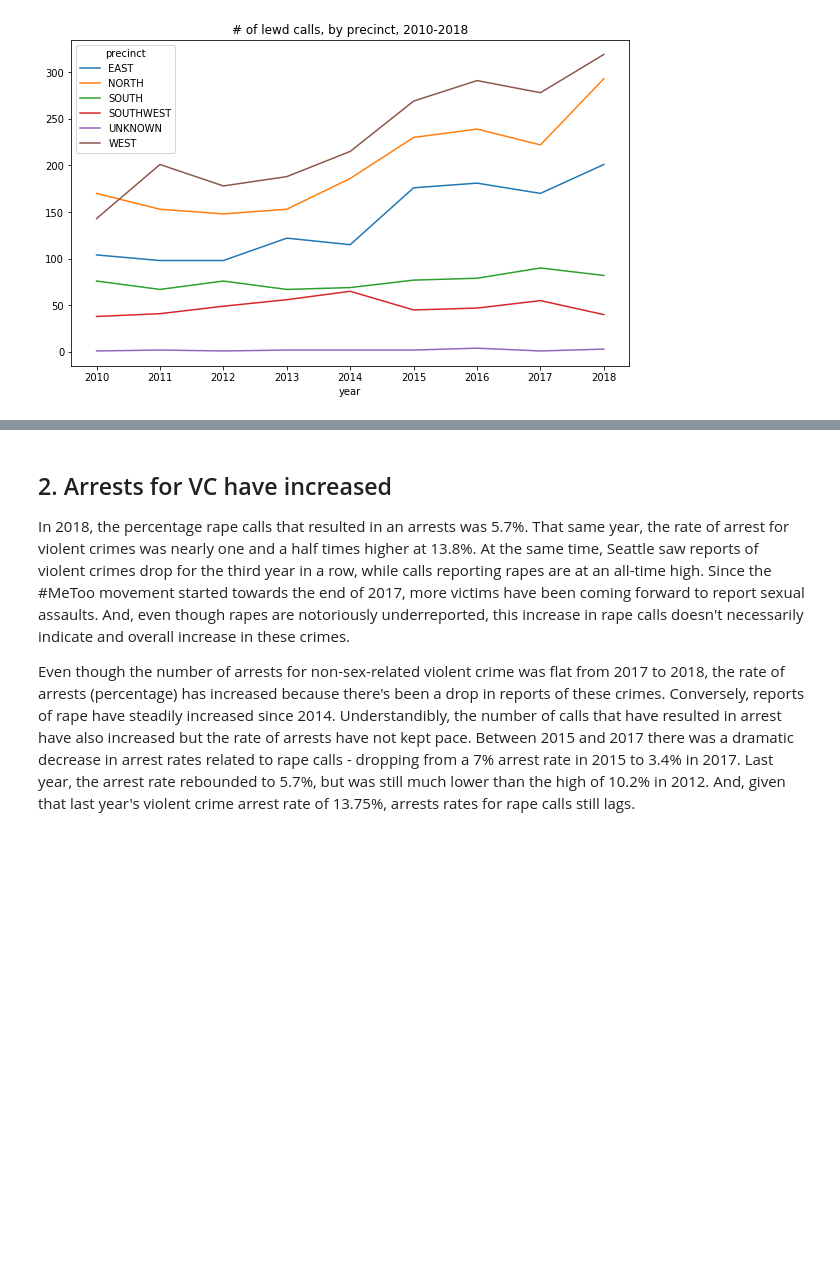
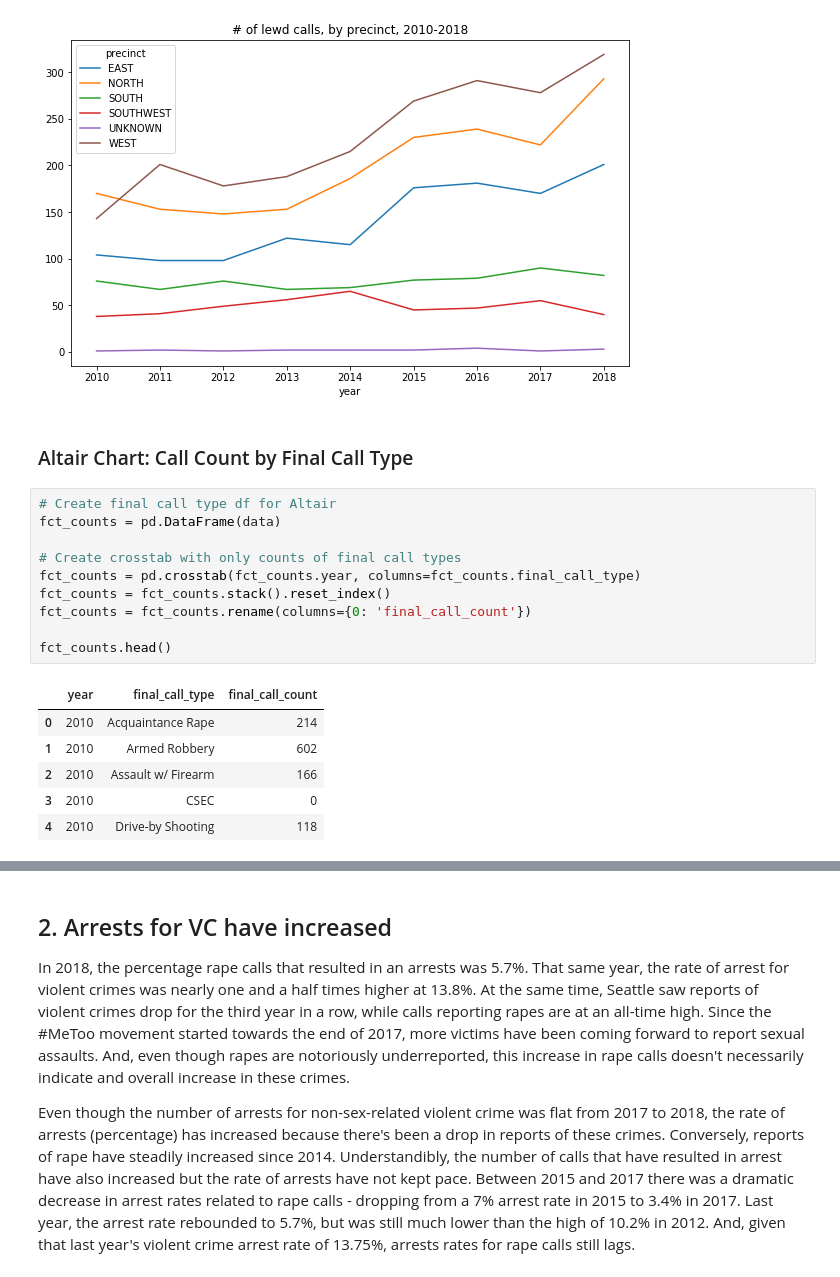
Before and after one commit to teacupwoozy/spd_notebook_archive, a Jupyter notebook: spd_notebook/2010-2018_SPD_Project_Altair_Sandbox.ipynb, the cells around one changed output, grey strips where cells are left out. Drawn from its saved outputs; the diff is of its cells as text; blank space fills up the shorter version.

```diff
--- a/spd_notebook/2010-2018_SPD_Project_Altair_Sandbox.ipynb
+++ b/spd_notebook/2010-2018_SPD_Project_Altair_Sandbox.ipynb
@@ -315,3 +315,22 @@ lewd_df.groupby('precinct').year.value_counts().unstack(0).plot.line(
 <matplotlib.axes._subplots.AxesSubplot at 0x...>
 [figure]
 [figure]
+# %% [markdown]
+### Altair Chart: Call Count by Final Call Type
+# %%
+# Create final call type df for Altair
+fct_counts = pd.DataFrame(data)
+
+# Create crosstab with only counts of final call types
+fct_counts = pd.crosstab(fct_counts.year, columns=fct_counts.final_call_type)
+fct_counts = fct_counts.stack().reset_index()
+fct_counts = fct_counts.rename(columns={0: 'final_call_count'})
+
+fct_counts.head()
+# %% [output]
+|  | year | final_call_type | final_call_count |
+| 0 | 2010 | Acquaintance Rape | 214 |
+| 1 | 2010 | Armed Robbery | 602 |
+| 2 | 2010 | Assault w/ Firearm | 166 |
+| 3 | 2010 | CSEC | 0 |
+| 4 | 2010 | Drive-by Shooting | 118 |
```
Also changed, not shown: parts of 4 cells of this notebook.
